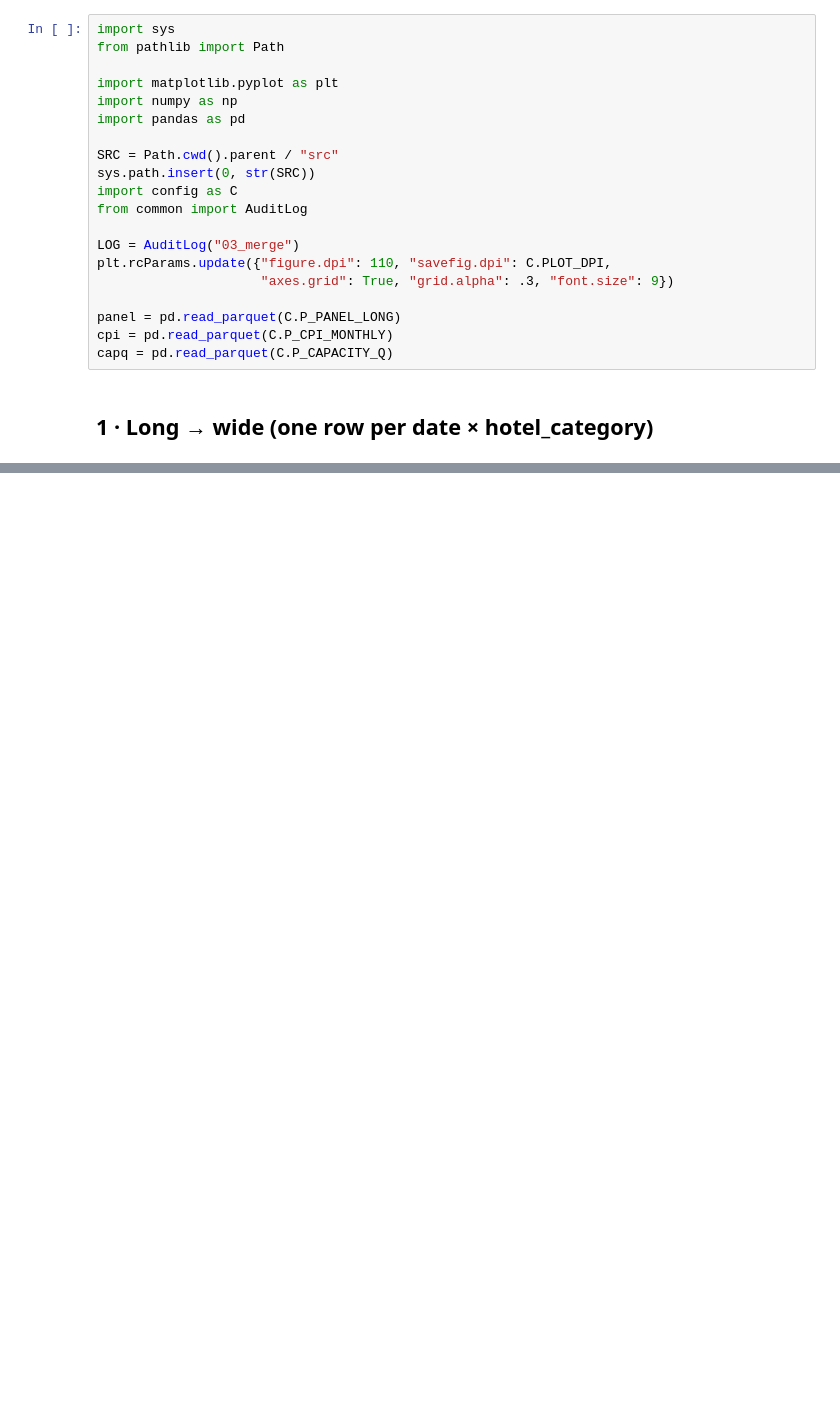
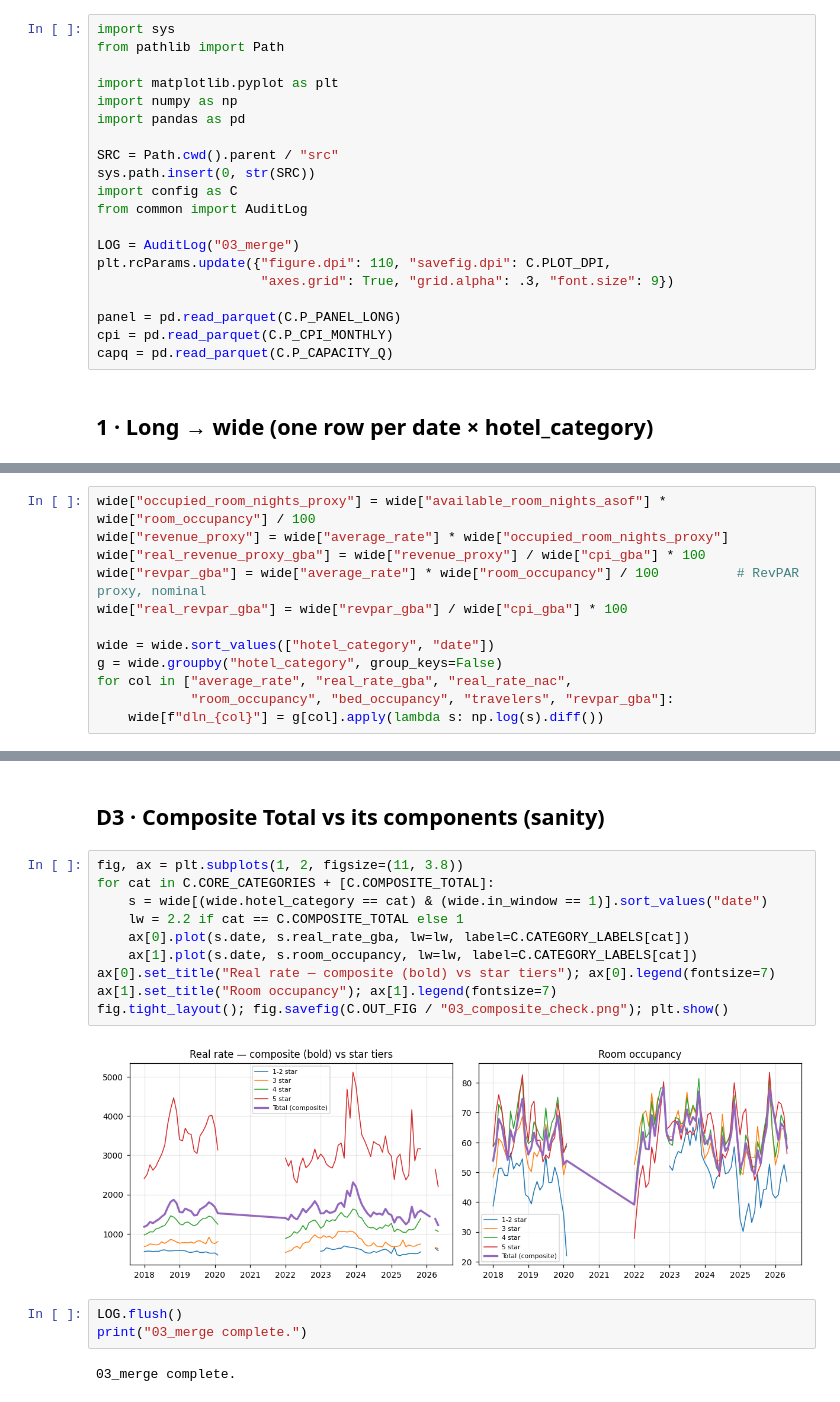
Before and after one commit to jagan010101/argentina-hotels, a Jupyter notebook: notebooks/03_merge_data.ipynb, the cells around one changed output, grey strips where cells are left out. Cells and saved outputs as stored; diff of their text form; blank space fills up the shorter version.

```diff
--- a/notebooks/03_merge_data.ipynb
+++ b/notebooks/03_merge_data.ipynb
@@ -357,0 +204,12 @@ print("03_merge complete — analysis panel + checkpoint diagnostics written.")
+# %%
+wide["occupied_room_nights_proxy"] = wide["available_room_nights_asof"] * wide["room_occupancy"] / 100
+wide["revenue_proxy"] = wide["average_rate"] * wide["occupied_room_nights_proxy"]
+wide["real_revenue_proxy_gba"] = wide["revenue_proxy"] / wide["cpi_gba"] * 100
+wide["revpar_gba"] = wide["average_rate"] * wide["room_occupancy"] / 100          # RevPAR proxy, nominal
+wide["real_revpar_gba"] = wide["revpar_gba"] / wide["cpi_gba"] * 100
+
+wide = wide.sort_values(["hotel_category", "date"])
+g = wide.groupby("hotel_category", group_keys=False)
+for col in ["average_rate", "real_rate_gba", "real_rate_nac",
+            "room_occupancy", "bed_occupancy", "travelers", "revpar_gba"]:
+    wide[f"dln_{col}"] = g[col].apply(lambda s: np.log(s).diff())
@@ -357,0 +318,19 @@ print("03_merge complete — analysis panel + checkpoint diagnostics written.")
+# %% [markdown]
+## D3 · Composite Total vs its components (sanity)
+# %%
+fig, ax = plt.subplots(1, 2, figsize=(11, 3.8))
+for cat in C.CORE_CATEGORIES + [C.COMPOSITE_TOTAL]:
+    s = wide[(wide.hotel_category == cat) & (wide.in_window == 1)].sort_values("date")
+    lw = 2.2 if cat == C.COMPOSITE_TOTAL else 1
+    ax[0].plot(s.date, s.real_rate_gba, lw=lw, label=C.CATEGORY_LABELS[cat])
+    ax[1].plot(s.date, s.room_occupancy, lw=lw, label=C.CATEGORY_LABELS[cat])
+ax[0].set_title("Real rate — composite (bold) vs star tiers"); ax[0].legend(fontsize=7)
+ax[1].set_title("Room occupancy"); ax[1].legend(fontsize=7)
+fig.tight_layout(); fig.savefig(C.OUT_FIG / "03_composite_check.png"); plt.show()
+# %% [output]
+[figure, added]
+# %%
+LOG.flush()
+print("03_merge complete.")
+# %% [output]
+03_merge complete.
```
Also changed, not shown: parts of 47 cells of this notebook, 10 other files.
